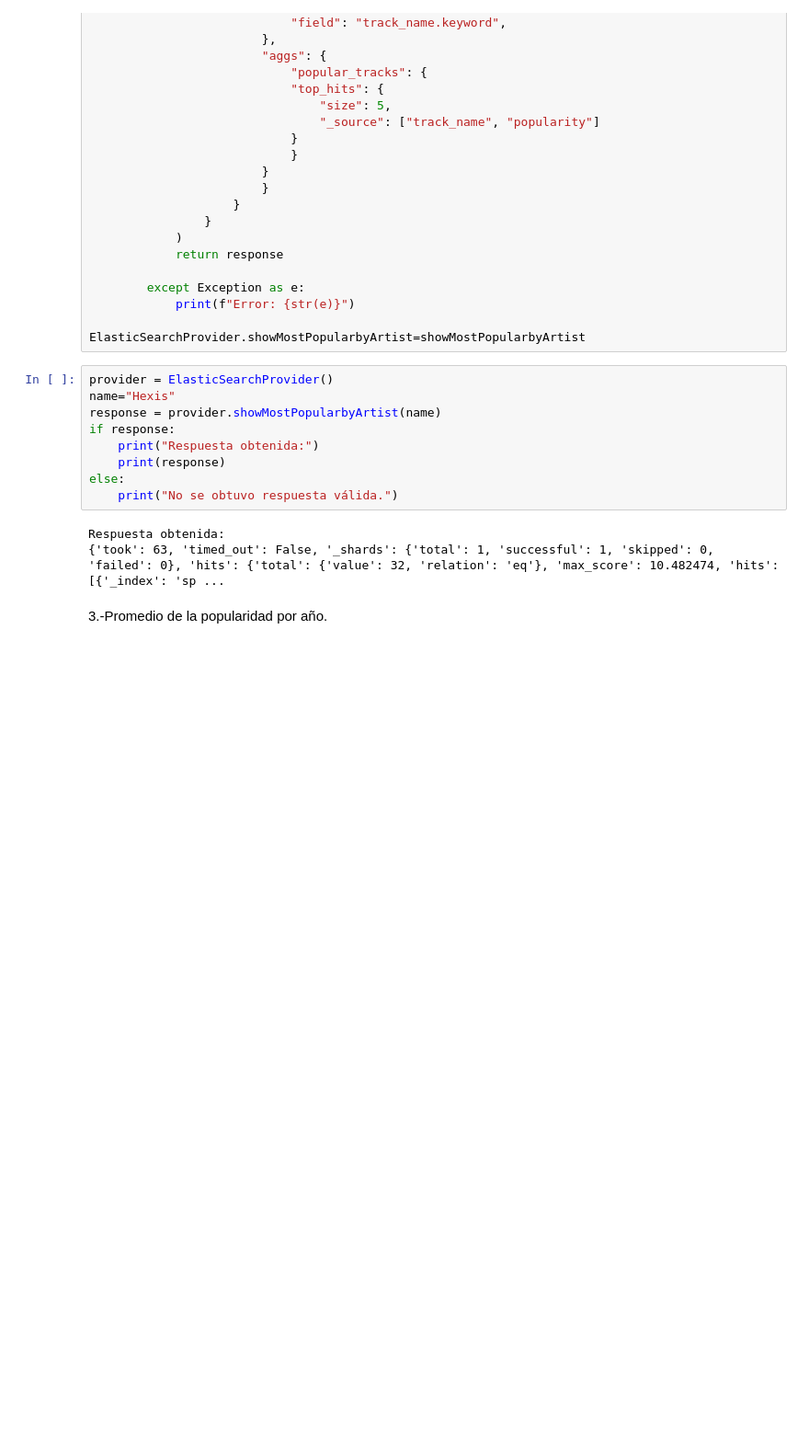
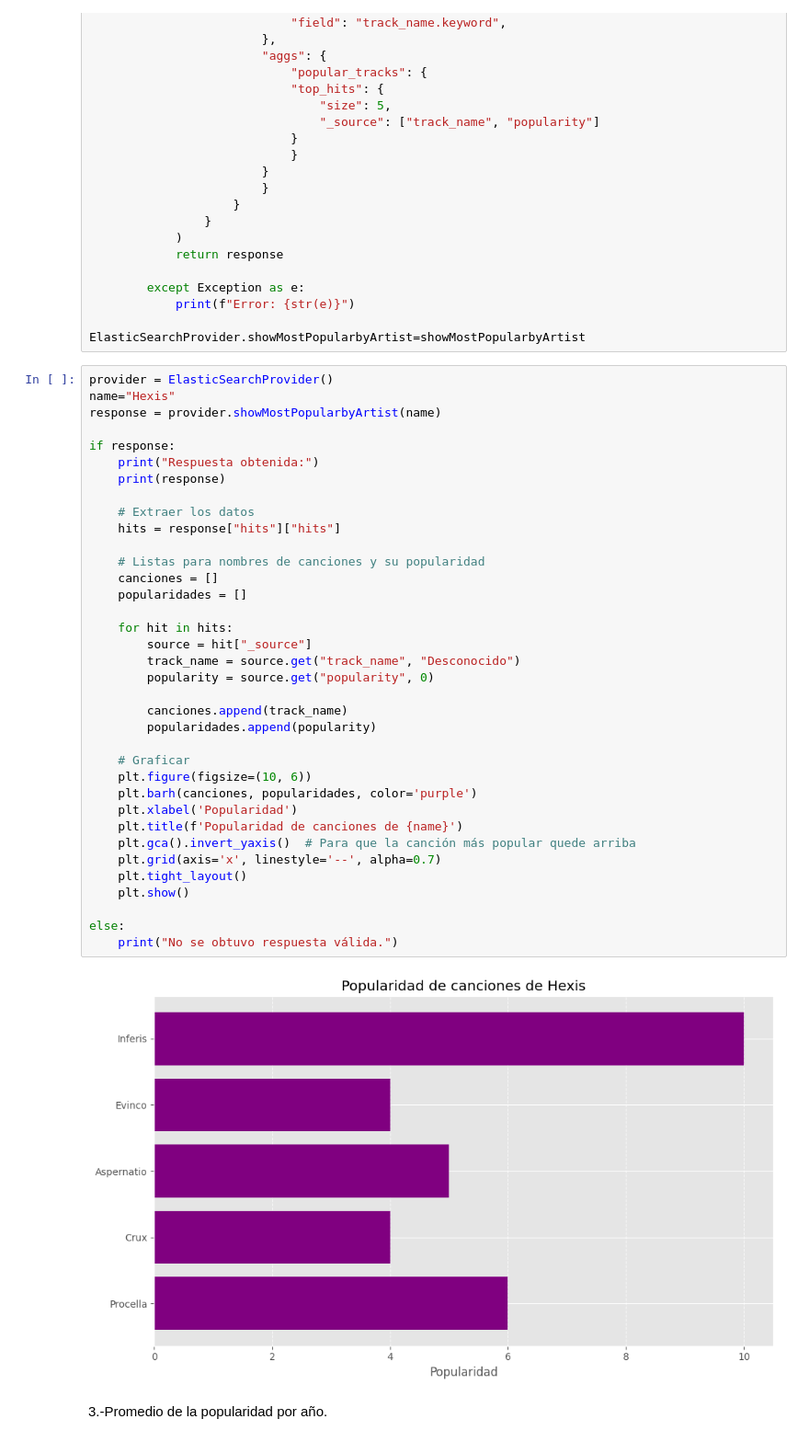
Before and after one commit to Emmanuel-Mtz-777/Spotify-Insights-with-Elasticsearch, a Jupyter notebook: documento.ipynb, the cells around one changed output. Shown at 92% size. Cells and saved outputs as stored; diff of their text form; blank space fills up the shorter version.

Commit message:
add: se añadio la respuesta en graficos

```diff
--- a/documento.ipynb
+++ b/documento.ipynb
@@ -120,15 +143,41 @@ ElasticSearchProvider.showMostPopularbyArtist=showMostPopularbyArtist
 # %%
 provider = ElasticSearchProvider()
 name="Hexis"
 response = provider.showMostPopularbyArtist(name)
+
 if response:
     print("Respuesta obtenida:")
     print(response)
+
+    # Extraer los datos
+    hits = response["hits"]["hits"]
+
+    # Listas para nombres de canciones y su popularidad
+    canciones = []
+    popularidades = []
+
+    for hit in hits:
+        source = hit["_source"]
+        track_name = source.get("track_name", "Desconocido")
+        popularity = source.get("popularity", 0)
+
+        canciones.append(track_name)
+        popularidades.append(popularity)
+
+    # Graficar
+    plt.figure(figsize=(10, 6))
+    plt.barh(canciones, popularidades, color='purple')
+    plt.xlabel('Popularidad')
+    plt.title(f'Popularidad de canciones de {name}')
+    plt.gca().invert_yaxis()  # Para que la canción más popular quede arriba
+    plt.grid(axis='x', linestyle='--', alpha=0.7)
+    plt.tight_layout()
+    plt.show()
+
 else:
     print("No se obtuvo respuesta válida.")
 # %% [output]
-Respuesta obtenida:
-{'took': 63, 'timed_out': False, '_shards': {'total': 1, 'successful': 1, 'skipped': 0, 'failed': 0}, 'hits': {'total': {'value': 32, 'relation': 'eq'}, 'max_score': 10.482474, 'hits': [{'_index': 'sp ...
+[figure, added]
 # %% [markdown]
 3.-Promedio de la popularidad por año.
 # %%
```
Also changed, not shown: parts of 16 cells of this notebook.
